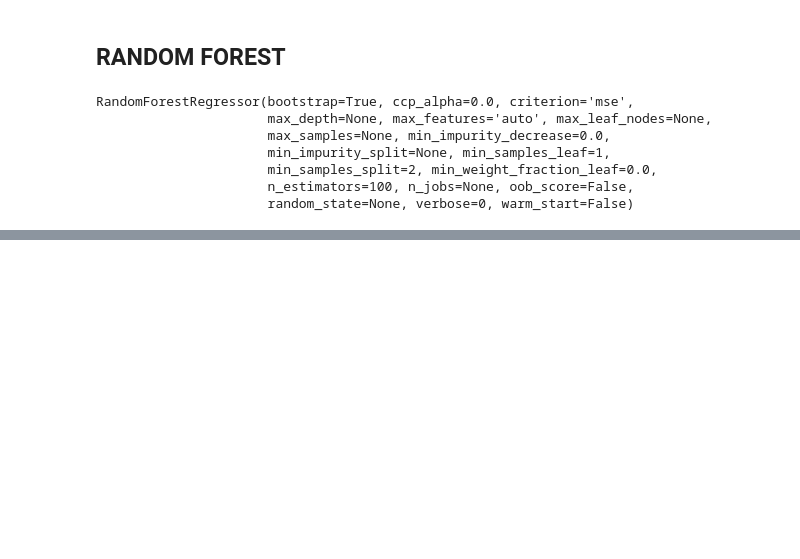
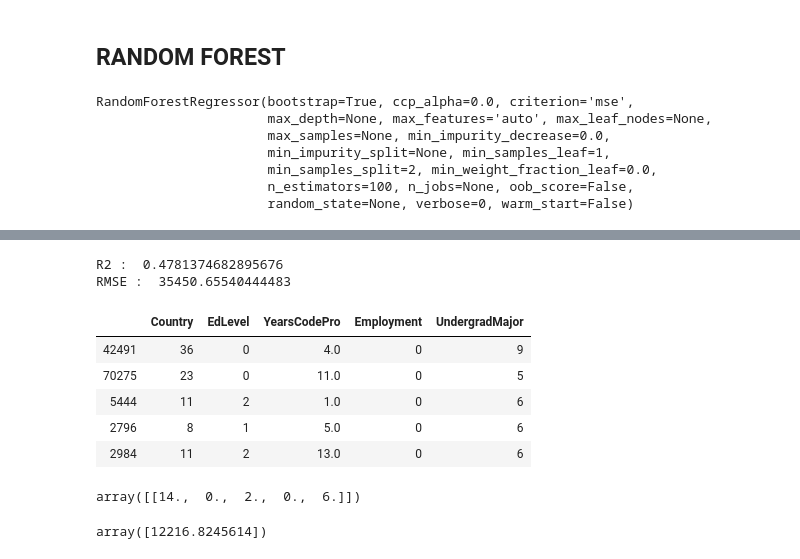
Before and after one commit to SparshJain2000/Salary-Predictor, a Jupyter notebook: notebook.ipynb, the cells around one changed output, grey strips where cells are left out. Cells and saved outputs as stored; diff of their text form; code cells hidden in the pictures; blank space fills up the shorter version.

```diff
--- a/notebook.ipynb
+++ b/notebook.ipynb
@@ -462,0 +476,4 @@ test_MSE(rf_reg,x_test,y_test)
+# %%
+from sklearn.linear_model import LassoLarsCV
+lasso_reg=LassoLarsCV()
+lasso_reg.fit(x_train,y_train.values)
@@ -462,0 +490,8 @@ test_MSE(rf_reg,x_test,y_test)
+# %%
+from sklearn.model_selection import GridSearchCV
+params={'max_depth':[1,5,14,16,18,20,22,50,70,100]}
+# , 'min_samples_leaf':[14,16,22,28,32],'min_samples_split': [8, 10, 12]}
+dt_GS=DecisionTreeRegressor(random_state=0)
+gs_dt=GridSearchCV(dt_GS,params,scoring="neg_mean_squared_error",n_jobs = -1,verbose=1)
+gs_dt.fit(x_train,y_train.values)
+print(gs_dt.best_params_)
@@ -462,0 +509,8 @@ test_MSE(rf_reg,x_test,y_test)
+# %%
+from sklearn.model_selection import GridSearchCV
+params={'max_depth':[10,15,20,25,50,70,100],'n_estimators':[10,25,60,100,150]}
+# , 'min_samples_leaf':[14,16,22,28,32],'min_samples_split': [8, 10, 12]}
+rf_GS=RandomForestRegressor(random_state=0)
+gs_rf=GridSearchCV(rf_GS,params,verbose=1)
+gs_rf.fit(x_train,y_train.values)
+print(gs_rf.best_params_)
@@ -462,0 +519,8 @@ test_MSE(rf_reg,x_test,y_test)
+# %%
+from sklearn.model_selection import GridSearchCV
+params={'learning_rate':[0,1,2,3,4,5,7],'n_estimators':[10,25,60,100,150]}
+# , 'min_samples_leaf':[14,16,22,28,32],'min_samples_split': [8, 10, 12]}
+ad_GS=AdaBoostRegressor(random_state=0)
+gs_ad=GridSearchCV(ad_GS,params,verbose=1)
+gs_ad.fit(x_train,y_train.values)
+print(gs_ad.best_params_)
@@ -462,0 +535,24 @@ test_MSE(rf_reg,x_test,y_test)
+# %%
+test_MSE(gs_ad,x_test,y_test)
+# %% [output]
+R2 :  0.4781374682895676
+RMSE :  35450.65540444483
+# %%
+x_train.head()
+# %% [output]
+|  | Country | EdLevel | YearsCodePro | Employment | UndergradMajor |
+| 42491 | 36 | 0 | 4.0 | 0 | 9 |
+| 70275 | 23 | 0 | 11.0 | 0 | 5 |
+| 5444 | 11 | 2 | 1.0 | 0 | 6 |
+| 2796 | 8 | 1 | 5.0 | 0 | 6 |
+| 2984 | 11 | 2 | 13.0 | 0 | 6 |
+# %%
+x=np.array([["India","Bachelor’s degree",2,"Employed full-time","Computer science, computer engineering, or software engineering"]])
+x[:,0]=le_country.transform(x[:,0])
+x[:,1]=le_edu.transform(x[:,1])
+x[:,3]=le_emp.transform(x[:,3])
+x[:,4]=le_ug.transform(x[:,4])
+x=x.astype(float)
+x
+# %% [output]
+array([[14.,  0.,  2.,  0.,  6.]])
@@ -462,0 +561,4 @@ test_MSE(rf_reg,x_test,y_test)
+# %%
+y_pred
+# %% [output]
+array([12216.8245614])
```
Also changed, not shown: parts of 19 cells of this notebook.
